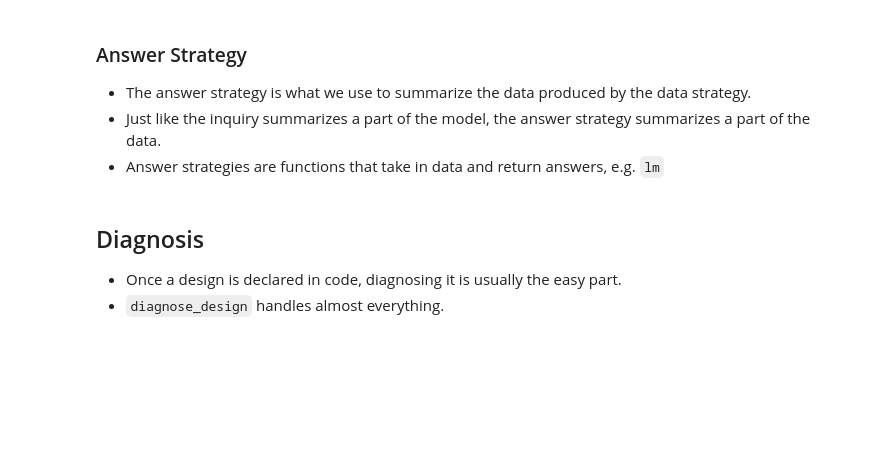
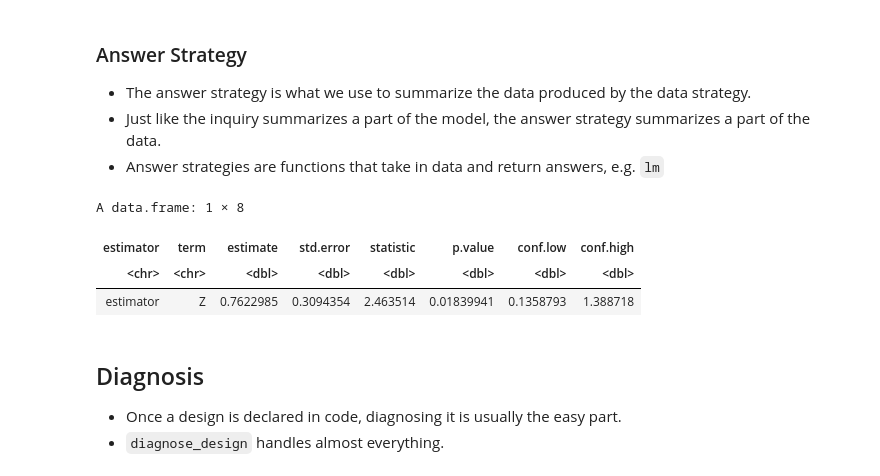
Before and after one commit to ignaciomsarmiento/Urban_Slides, a Jupyter notebook: Lecture28/Notebook_DeclareDesign.ipynb, the cells around one changed output. Saved outputs shown, nothing was run; the diff lists cells and outputs as text; code cells hidden in the pictures; blank space fills up the shorter version.

```diff
--- a/Lecture28/Notebook_DeclareDesign.ipynb
+++ b/Lecture28/Notebook_DeclareDesign.ipynb
@@ -149,6 +191,22 @@ design<- declare_model(
 -  The answer strategy is what we use to summarize the data produced by the data strategy.
 - Just like the inquiry summarizes a part of the model, the answer strategy summarizes a part of the data.
 - Answer strategies are functions that take in data and return answers, e.g. `lm`
+# %%
+design<- declare_model(
+            N=40,
+            U=rnorm(N,sd=1),
+            potential_outcomes(Y~ 1*Z +U )) +
+            declare_inquiry(ATE=mean(Y_Z_1-Y_Z_0)) +
+            declare_assignment(Z=complete_ra(N,prob=0.5)) +
+            declare_measurement(Y=reveal_outcomes(Y~Z))+
+            declare_estimator(Y~Z,.method=lm)
+# %%
+draw_estimates(design)
+# %% [output]
+A data.frame: 1 × 8
+| estimator | term | estimate | std.error | statistic | p.value | conf.low | conf.high |
+| <chr> | <chr> | <dbl> | <dbl> | <dbl> | <dbl> | <dbl> | <dbl> |
+| estimator | Z | 0.7622985 | 0.3094354 | 2.463514 | 0.01839941 | 0.1358793 | 1.388718 |
 # %% [markdown]
 ## Diagnosis
 
```
Also changed, not shown: parts of 14 cells of this notebook.
